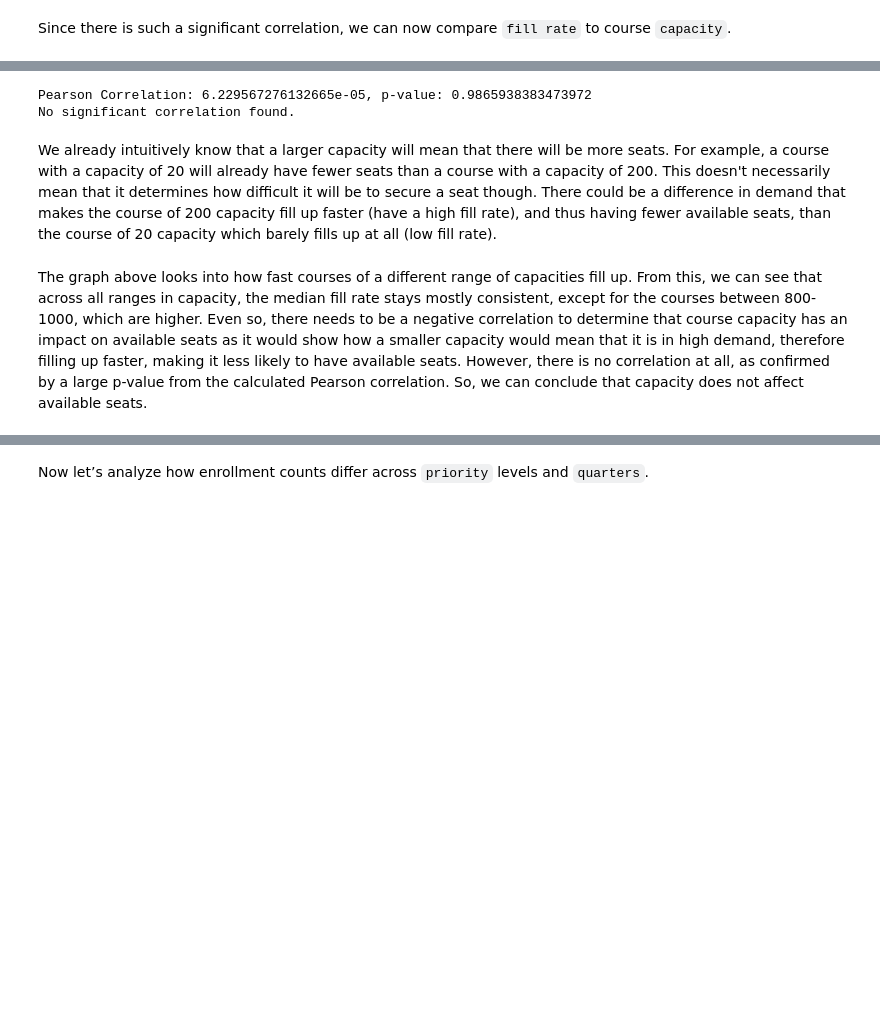
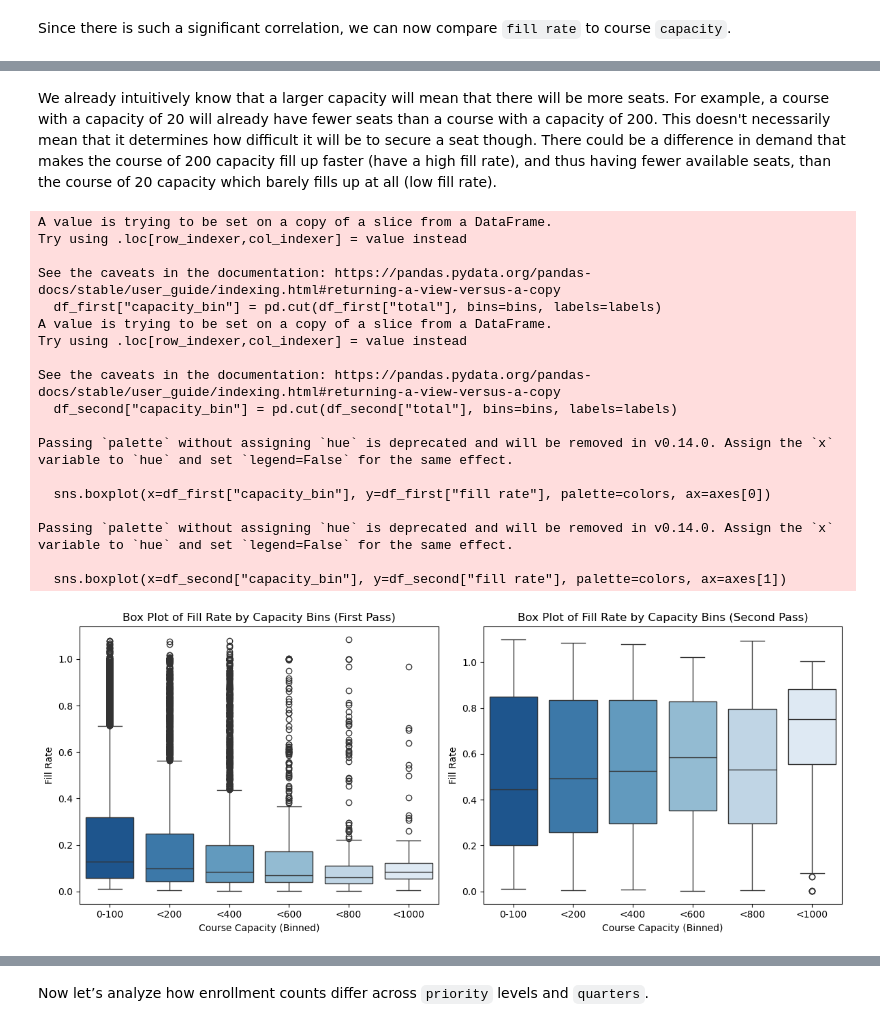
Before and after one commit to agovindu21/UCSD-EnrollAI, a Jupyter notebook: AnalysisCheckpoint_Group087_WI25.ipynb, the cells around one changed output, grey strips where cells are left out. Cells and saved outputs as stored; diff of their text form; code cells hidden in the pictures; blank space fills up the shorter version.

```diff
--- a/AnalysisCheckpoint_Group087_WI25.ipynb
+++ b/AnalysisCheckpoint_Group087_WI25.ipynb
@@ -1084,17 +1070,52 @@ Passing `palette` without assigning `hue` is deprecated and will be removed in v
-# %%
-# Calculate Pearson correlation between capacity and fill rate
-corr, p_val = stats.pearsonr(df['total'], df['fill rate'])
-print(f"Pearson Correlation: {corr}, p-value: {p_val}")
-
-# Print interpretation
-if p_val < 0.05:
-    print("There is a significant correlation between capacity and fill rate.")
-else:
-    print("No significant correlation found.")
-# %% [output]
-Pearson Correlation: 6.229567276132665e-05, p-value: 0.9865938383473972
-No significant correlation found.
 # %% [markdown]
 We already intuitively know that a larger capacity will mean that there will be more seats. For example, a course with a capacity of 20 will already have fewer seats than a course with a capacity of 200. This doesn't necessarily mean that it determines how difficult it will be to secure a seat though. There could be a difference in demand that makes the course of 200 capacity fill up faster (have a high fill rate), and thus having fewer available seats, than the course of 20 capacity which barely fills up at all (low fill rate).
-# %% [markdown]
-The graph above looks into how fast courses of a different range of capacities fill up. From this, we can see that across all ranges in capacity, the median fill rate stays mostly consistent, except for the courses between 800-1000, which are higher. Even so, there needs to be a negative correlation to determine that course capacity has an impact on available seats as it would show how a smaller capacity would mean that it is in high demand, therefore filling up faster, making it less likely to have available seats. However, there is no correlation at all, as confirmed by a large p-value from the calculated Pearson correlation. So, we can conclude that capacity does not affect available seats.
+# %%
+# Create bins for a cleaner plot
+bins = [0, 100, 200, 400, 600, 800, 1000]
+labels = ["0-100", "<200", "<400", "<600", "<800", "<1000"]
+df_first["capacity_bin"] = pd.cut(df_first["total"], bins=bins, labels=labels)
+df_second["capacity_bin"] = pd.cut(df_second["total"], bins=bins, labels=labels)
+
+# Create color gradient
+colors = list(reversed(sns.color_palette("Blues", len(labels))))
+
+# Create subplots (so plots are side by side)
+fig, axes = plt.subplots(1, 2, figsize=(12, 5))
+
+# Create box plot for first pass
+sns.boxplot(x=df_first["capacity_bin"], y=df_first["fill rate"], palette=colors, ax=axes[0])
+
+# Create box plot for first pass
+sns.boxplot(x=df_second["capacity_bin"], y=df_second["fill rate"], palette=colors, ax=axes[1])
+
+# Customize labels
+axes[0].set_xlabel("Course Capacity (Binned)")
+axes[0].set_ylabel("Fill Rate")
+axes[0].set_title("Box Plot of Fill Rate by Capacity Bins (First Pass)")
+
+axes[1].set_xlabel("Course Capacity (Binned)")
+axes[1].set_ylabel("Fill Rate")
+axes[1].set_title("Box Plot of Fill Rate by Capacity Bins (Second Pass)")
+
+plt.tight_layout()
+plt.show()
+# %% [output]
+A value is trying to be set on a copy of a slice from a DataFrame.
+Try using .loc[row_indexer,col_indexer] = value instead
+
+See the caveats in the documentation: https://pandas.pydata.org/pandas-docs/stable/user_guide/indexing.html#returning-a-view-versus-a-copy
+  df_first["capacity_bin"] = pd.cut(df_first["total"], bins=bins, labels=labels)
+A value is trying to be set on a copy of a slice from a DataFrame.
+Try using .loc[row_indexer,col_indexer] = value instead
+
+See the caveats in the documentation: https://pandas.pydata.org/pandas-docs/stable/user_guide/indexing.html#returning-a-view-versus-a-copy
+  df_second["capacity_bin"] = pd.cut(df_second["total"], bins=bins, labels=labels)
+
+Passing `palette` without assigning `hue` is deprecated and will be removed in v0.14.0. Assign the `x` variable to `hue` and set `legend=False` for the same effect.
+
+  sns.boxplot(x=df_first["capacity_bin"], y=df_first["fill rate"], palette=colors, ax=axes[0])
+
+Passing `palette` without assigning `hue` is deprecated and will be removed in v0.14.0. Assign the `x` variable to `hue` and set `legend=False` for the same effect.
+
+  sns.boxplot(x=df_second["capacity_bin"], y=df_second["fill rate"], palette=colors, ax=axes[1])
+[figure, added]
```
Also changed, not shown: parts of 24 cells of this notebook.
